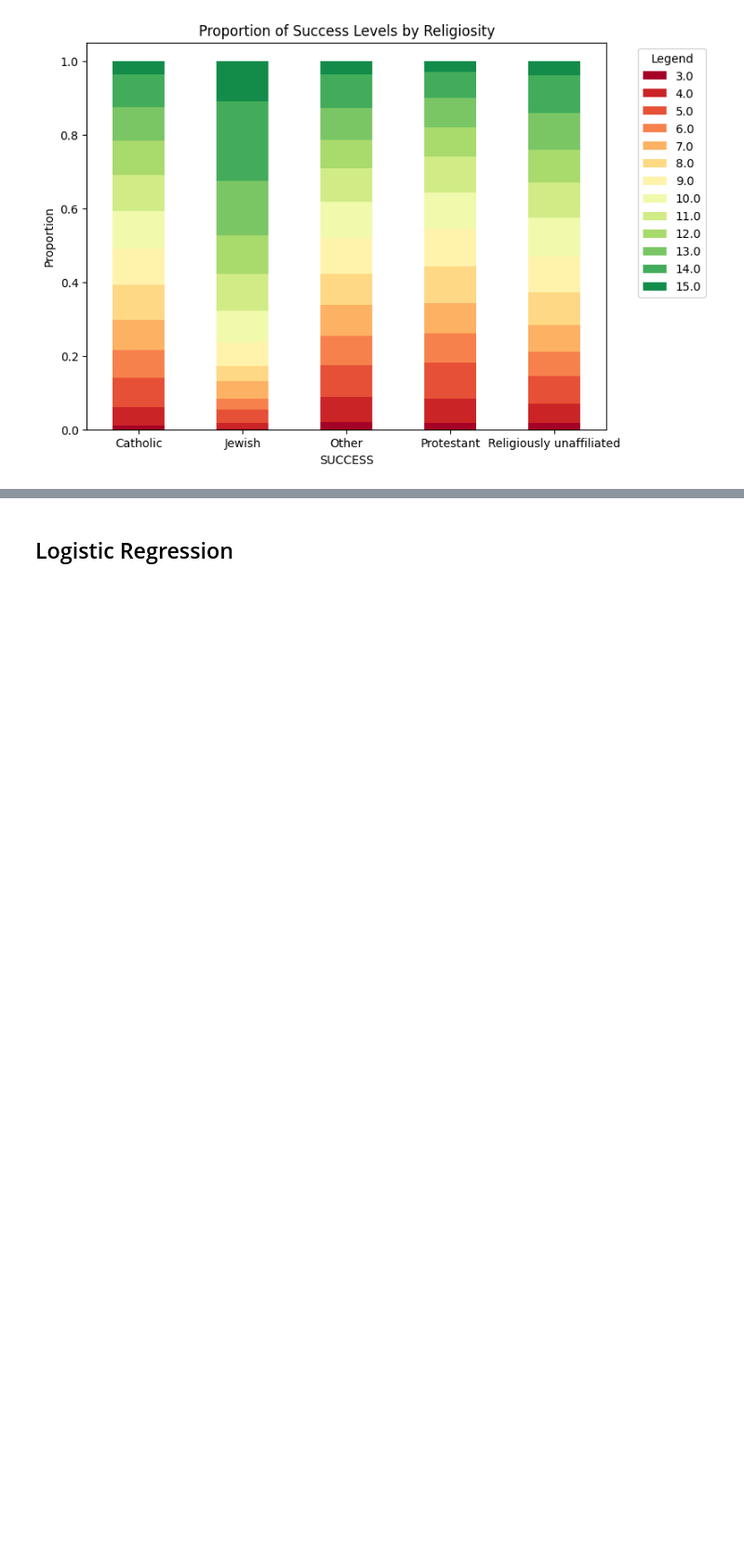
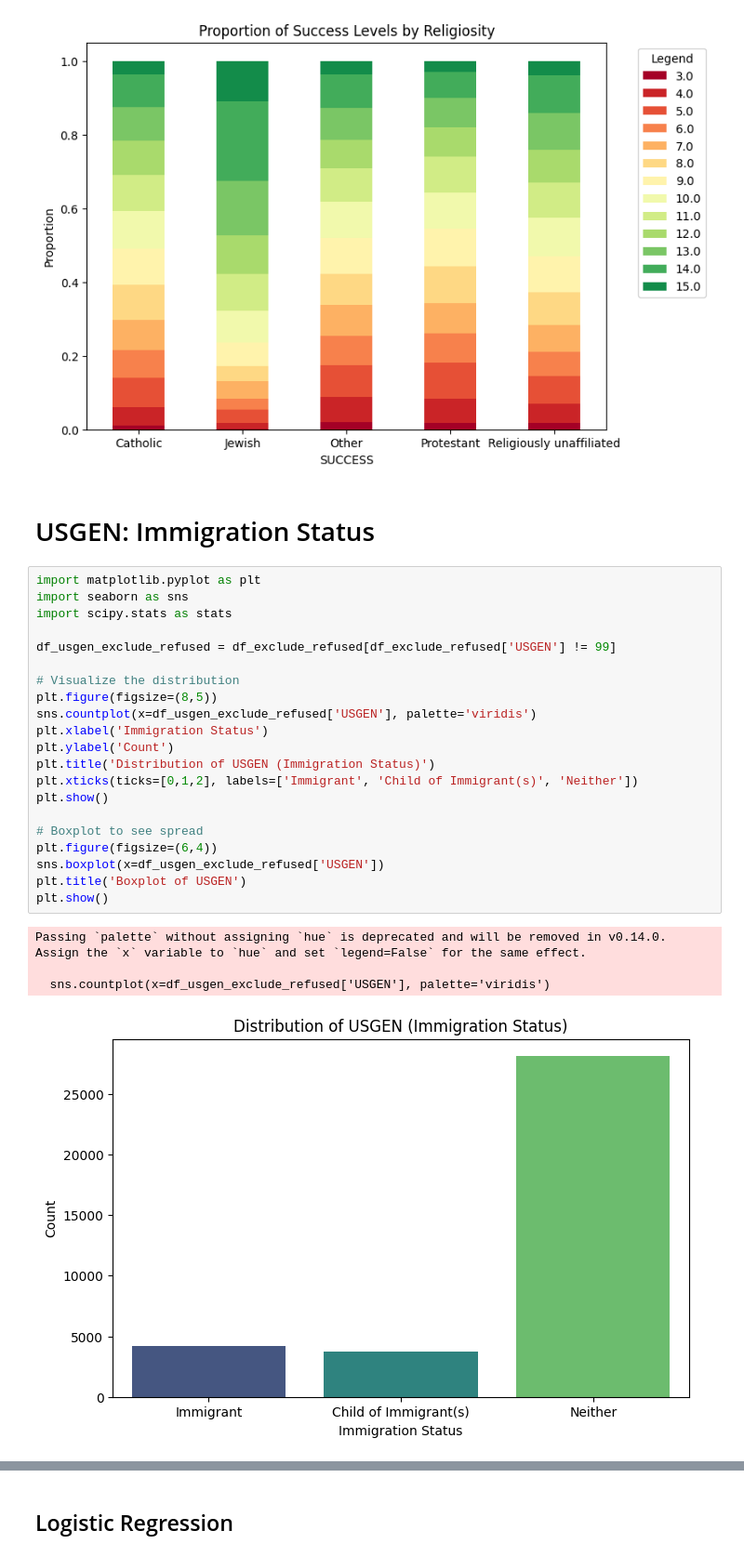
Before and after one commit to jak521/dsci441_project, a Jupyter notebook: code.ipynb, the cells around one changed output, grey strips where cells are left out. Shown at 93% size. Saved outputs shown, nothing was run; the diff lists cells and outputs as text; blank space fills up the shorter version.

Commit message:
added Immigration Status feature analysis

```diff
--- a/code.ipynb
+++ b/code.ipynb
@@ -986,3 +1019,31 @@ Other                     0.087366  0.091062  0.035954
 Protestant                0.077982  0.070074  0.031120
 Religiously unaffiliated  0.101010  0.102397  0.038324
 [figure]
+# %% [markdown]
+# USGEN: Immigration Status
+# %%
+import matplotlib.pyplot as plt
+import seaborn as sns
+import scipy.stats as stats
+
+df_usgen_exclude_refused = df_exclude_refused[df_exclude_refused['USGEN'] != 99]
+
+# Visualize the distribution
+plt.figure(figsize=(8,5))
+sns.countplot(x=df_usgen_exclude_refused['USGEN'], palette='viridis')
+plt.xlabel('Immigration Status')
+plt.ylabel('Count')
+plt.title('Distribution of USGEN (Immigration Status)')
+plt.xticks(ticks=[0,1,2], labels=['Immigrant', 'Child of Immigrant(s)', 'Neither'])
+plt.show()
+
+# Boxplot to see spread
+plt.figure(figsize=(6,4))
+sns.boxplot(x=df_usgen_exclude_refused['USGEN'])
+plt.title('Boxplot of USGEN')
+plt.show()
+# %% [output]
+Passing `palette` without assigning `hue` is deprecated and will be removed in v0.14.0. Assign the `x` variable to `hue` and set `legend=False` for the same effect.
+
+  sns.countplot(x=df_usgen_exclude_refused['USGEN'], palette='viridis')
+[figure, added]
```
Also changed, not shown: parts of 11 cells of this notebook.
